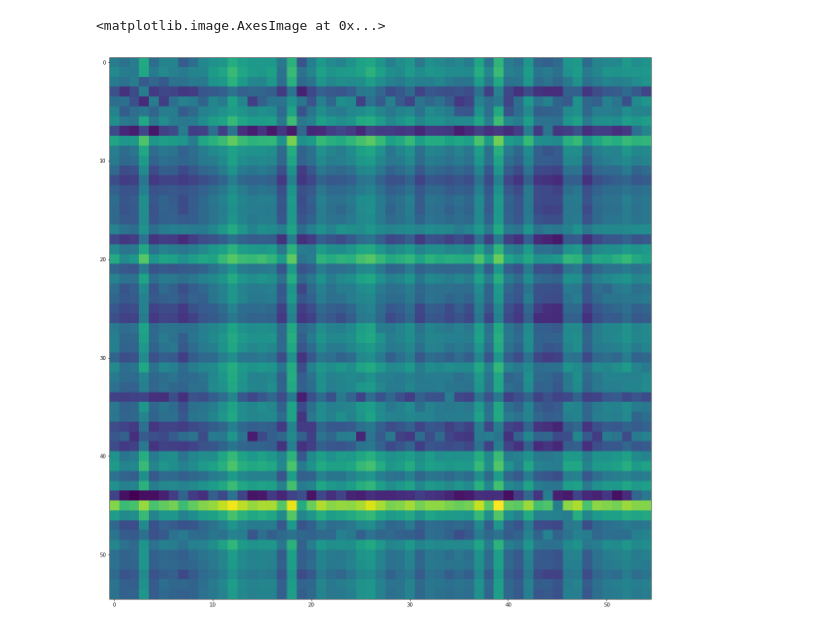
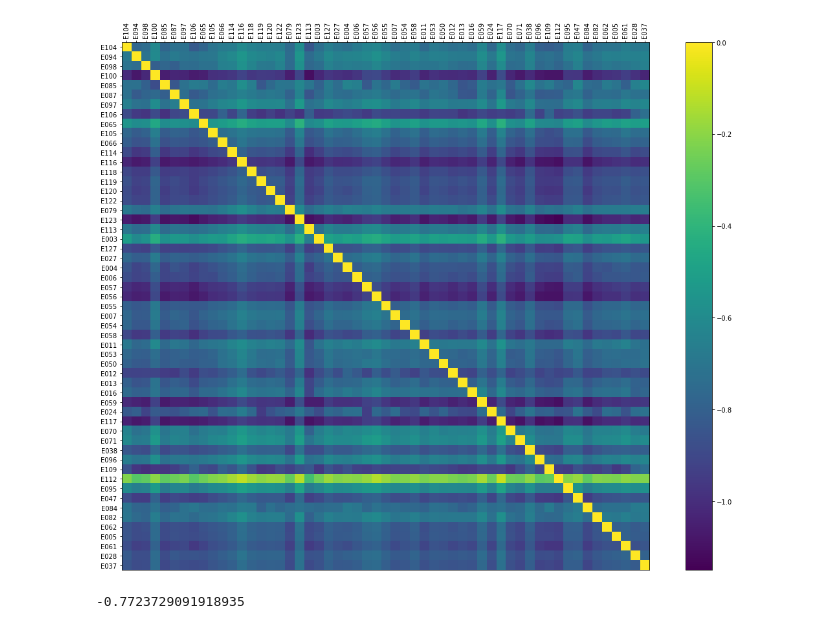
Before and after one commit to ssss1029/gene_expression_294, a Jupyter notebook: explore2.ipynb, the cells around one changed output. Drawn from its saved outputs; the diff is of its cells as text; code cells hidden in the pictures.

```diff
--- a/explore2.ipynb
+++ b/explore2.ipynb
@@ -97,10 +97,18 @@ for results_fname in glob.glob(files):
     auroc = results[cell_id]['test_auroc']
     idx = all_cells.index(cell_id)
     matrix[idx][idx] = auroc
-    matrix[idx] -= auroc
+    matrix[:][idx] -= auroc
 # %%
-plt.figure(figsize=(20,20))
+plt.figure(figsize=(20,15))
 plt.imshow(matrix, norm=matplotlib.colors.Normalize(vmax=np.max(matrix), vmin=np.min(matrix)))
+plt.colorbar()
+plt.xticks(range(len(all_cells)), all_cells, rotation=90)
+plt.yticks(range(len(all_cells)), all_cells, rotation=0)
+plt.rcParams['xtick.bottom'] = plt.rcParams['xtick.labelbottom'] = False
+plt.rcParams['xtick.top'] = plt.rcParams['xtick.labeltop'] = True
 # %% [output]
-<matplotlib.image.AxesImage at 0x...>
-[figure, old version]
+[figure, new version]
+# %%
+np.mean(matrix)
+# %% [output]
+-0.7723729091918935
```
Also changed, not shown: 1 other file.
